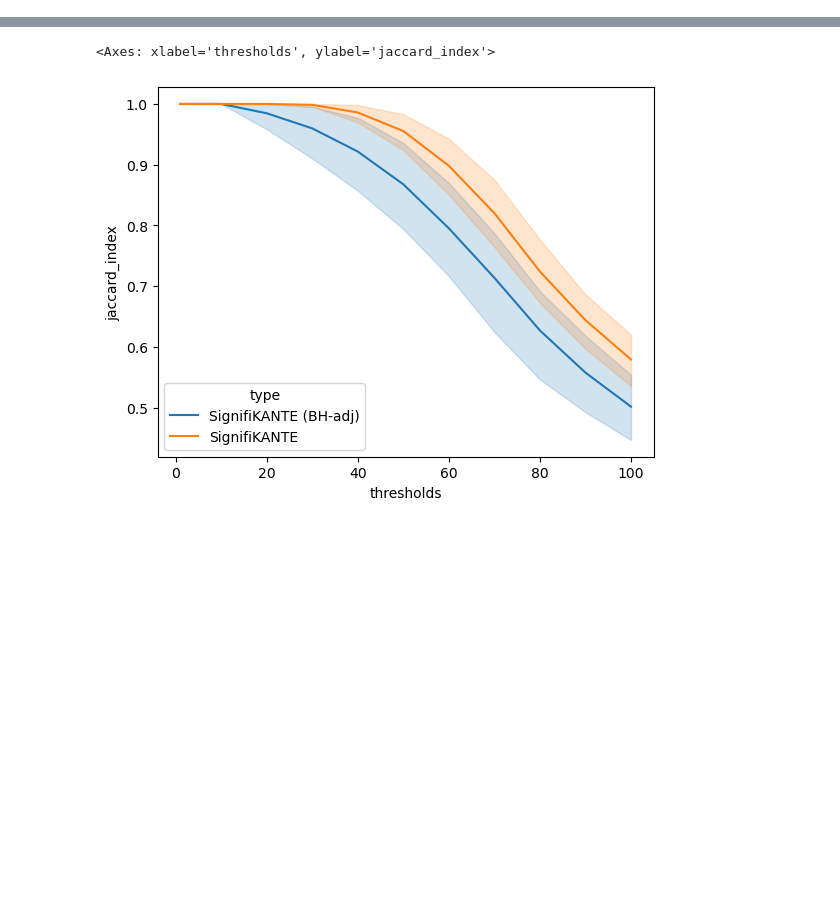
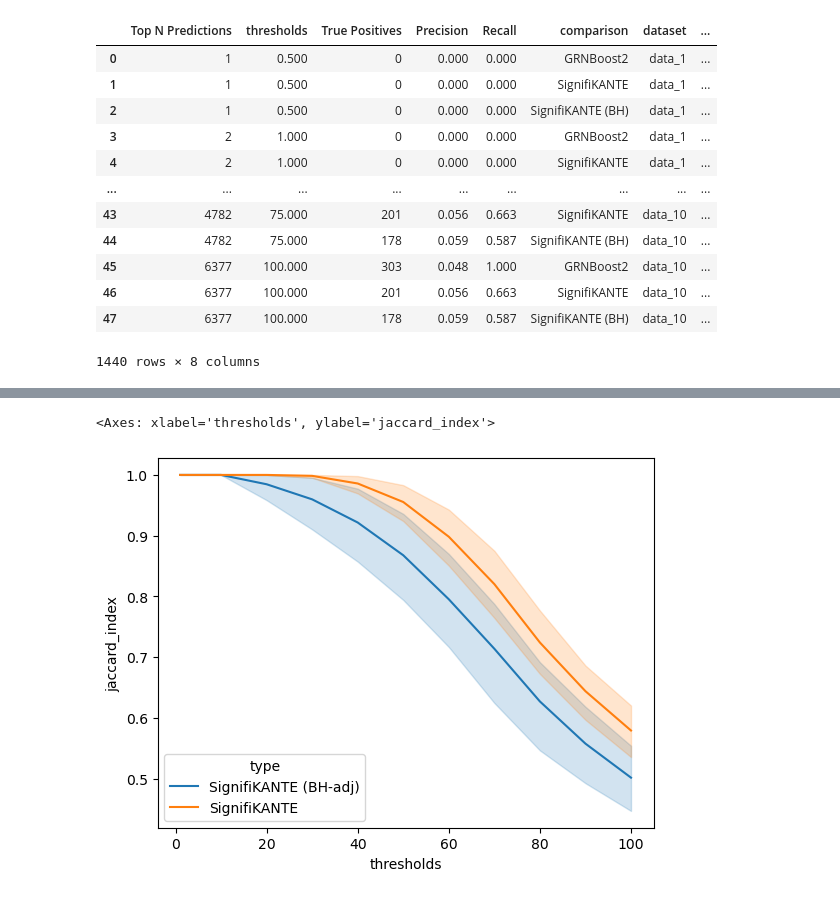
Before and after one commit to bionetslab/SignifiKANTE_Results, a Jupyter notebook: scripts/simulate_sc_data/compute_networks.ipynb, the cells around one changed output, grey strips where cells are left out. Drawn from its saved outputs; the diff is of its cells as text; code cells hidden in the pictures; blank space fills up the shorter version.

```diff
--- a/scripts/simulate_sc_data/compute_networks.ipynb
+++ b/scripts/simulate_sc_data/compute_networks.ipynb
@@ -92,0 +91,16 @@ plt.show()
+# %%
+metrics_collector
+# %% [output]
+|  | Top N Predictions | thresholds | True Positives | Precision | Recall | comparison | dataset | ... |
+| 0 | 1 | 0.500 | 0 | 0.000 | 0.000 | GRNBoost2 | data_1 | ... |
+| 1 | 1 | 0.500 | 0 | 0.000 | 0.000 | SignifiKANTE | data_1 | ... |
+| 2 | 1 | 0.500 | 0 | 0.000 | 0.000 | SignifiKANTE (BH) | data_1 | ... |
+| 3 | 2 | 1.000 | 0 | 0.000 | 0.000 | GRNBoost2 | data_1 | ... |
+| 4 | 2 | 1.000 | 0 | 0.000 | 0.000 | SignifiKANTE | data_1 | ... |
+| ... | ... | ... | ... | ... | ... | ... | ... | ... |
+| 43 | 4782 | 75.000 | 201 | 0.056 | 0.663 | SignifiKANTE | data_10 | ... |
+| 44 | 4782 | 75.000 | 178 | 0.059 | 0.587 | SignifiKANTE (BH) | data_10 | ... |
+| 45 | 6377 | 100.000 | 303 | 0.048 | 1.000 | GRNBoost2 | data_10 | ... |
+| 46 | 6377 | 100.000 | 201 | 0.056 | 0.663 | SignifiKANTE | data_10 | ... |
+| 47 | 6377 | 100.000 | 178 | 0.059 | 0.587 | SignifiKANTE (BH) | data_10 | ... |
+1440 rows × 8 columns
```
Also changed, not shown: parts of 9 cells of this notebook, 3 other files.
